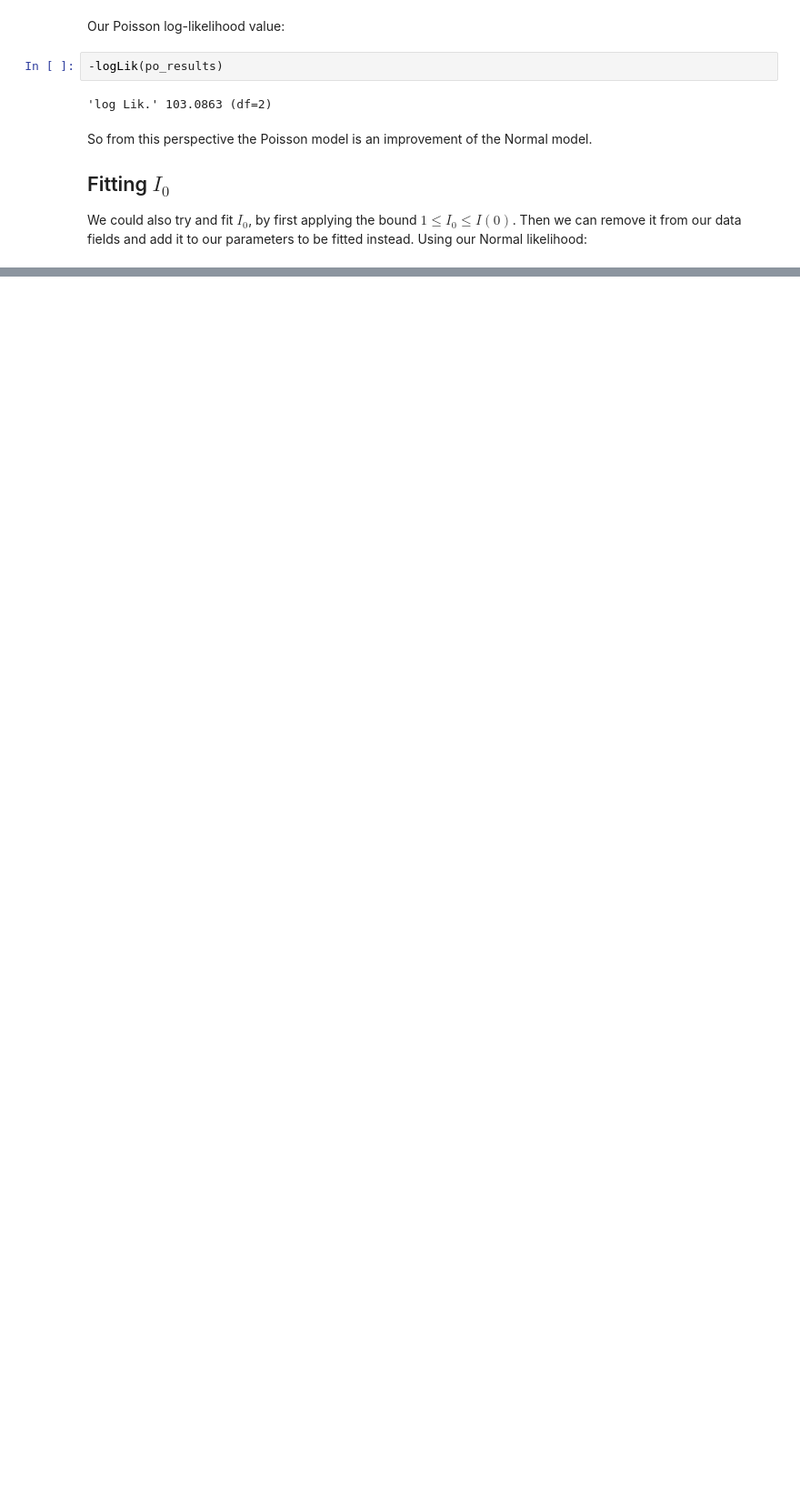
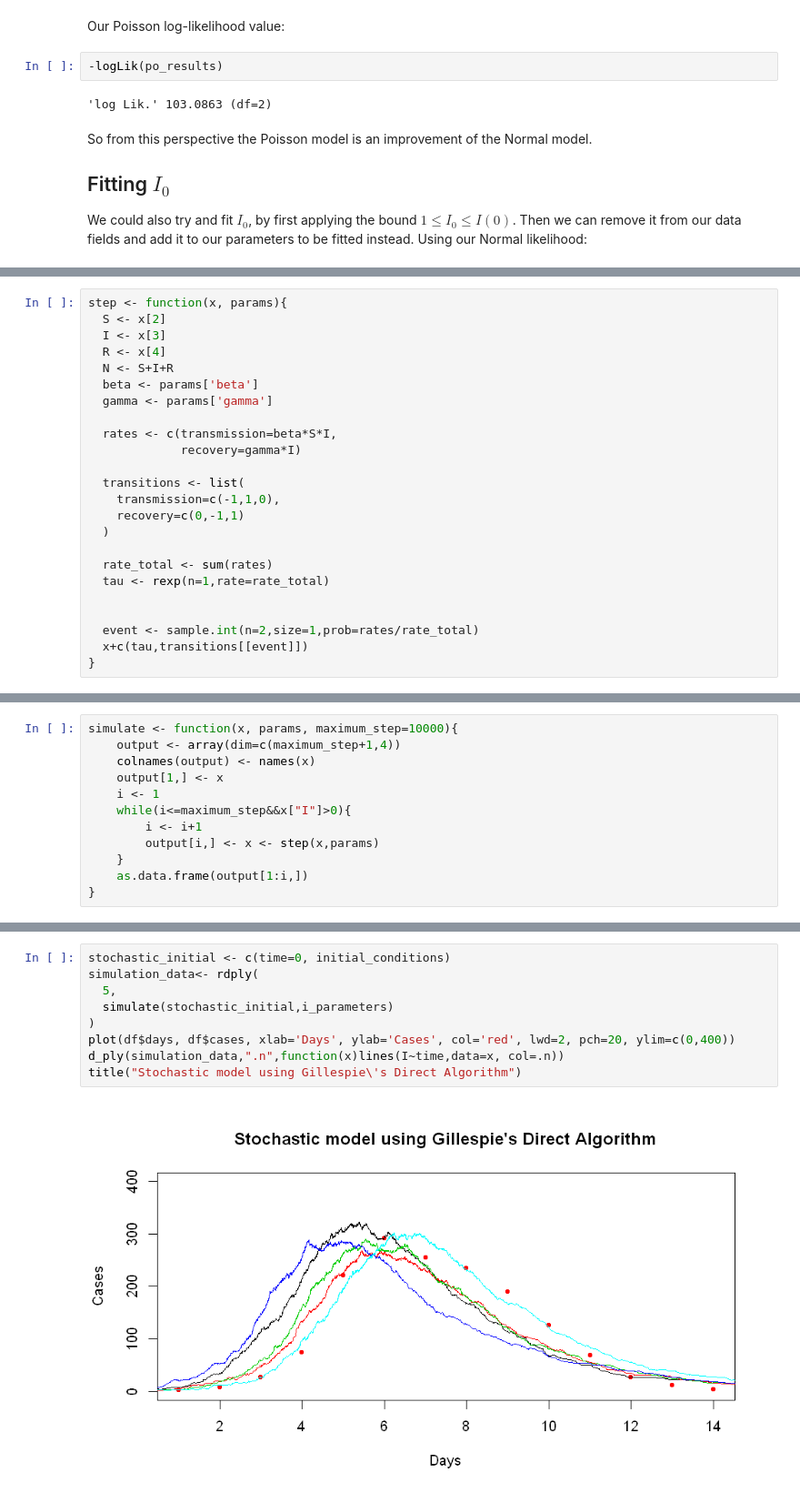
Before and after one commit to joely-w/ProjectWriteup, a Jupyter notebook: Stochastic model.ipynb, the cells around one changed output, grey strips where cells are left out. Shown at 91% size. Cells and saved outputs as stored; diff of their text form; blank space fills up the shorter version.

```diff
--- a/Stochastic model.ipynb
+++ b/Stochastic model.ipynb
@@ -181,0 +239,24 @@ compare_model(i_model, 'Boarding School Flu with Poisson MLE and I0 as a paramet
+# %%
+step <- function(x, params){
+  S <- x[2]
+  I <- x[3]
+  R <- x[4]
+  N <- S+I+R
+  beta <- params['beta']
+  gamma <- params['gamma']
+
+  rates <- c(transmission=beta*S*I,
+             recovery=gamma*I)
+
+  transitions <- list(
+    transmission=c(-1,1,0),
+    recovery=c(0,-1,1)
+  )
+
+  rate_total <- sum(rates)
+  tau <- rexp(n=1,rate=rate_total)
+
+
+  event <- sample.int(n=2,size=1,prob=rates/rate_total)
+  x+c(tau,transitions[[event]])
+}
@@ -181,0 +265,12 @@ compare_model(i_model, 'Boarding School Flu with Poisson MLE and I0 as a paramet
+# %%
+simulate <- function(x, params, maximum_step=10000){
+    output <- array(dim=c(maximum_step+1,4))
+    colnames(output) <- names(x)
+    output[1,] <- x
+    i <- 1
+    while(i<=maximum_step&&x["I"]>0){
+        i <- i+1
+        output[i,] <- x <- step(x,params)
+    }
+    as.data.frame(output[1:i,])
+}
@@ -181,0 +279,11 @@ compare_model(i_model, 'Boarding School Flu with Poisson MLE and I0 as a paramet
+# %%
+stochastic_initial <- c(time=0, initial_conditions)
+simulation_data<- rdply(
+  5,
+  simulate(stochastic_initial,i_parameters)
+)
+plot(df$days, df$cases, xlab='Days', ylab='Cases', col='red', lwd=2, pch=20, ylim=c(0,400))
+d_ply(simulation_data,".n",function(x)lines(I~time,data=x, col=.n))
+title("Stochastic model using Gillespie\'s Direct Algorithm")
+# %% [output]
+[figure, added]
```
Also changed, not shown: parts of 24 cells of this notebook, 2 other files.
